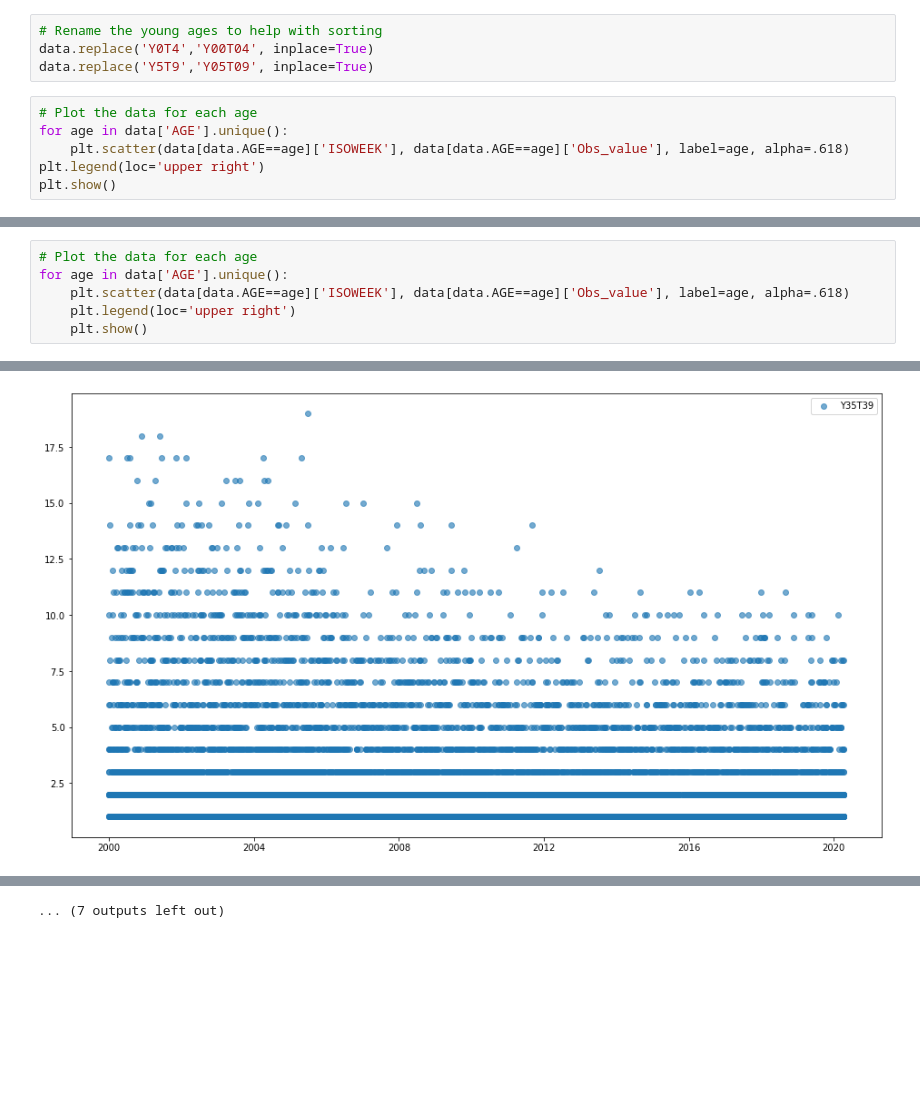
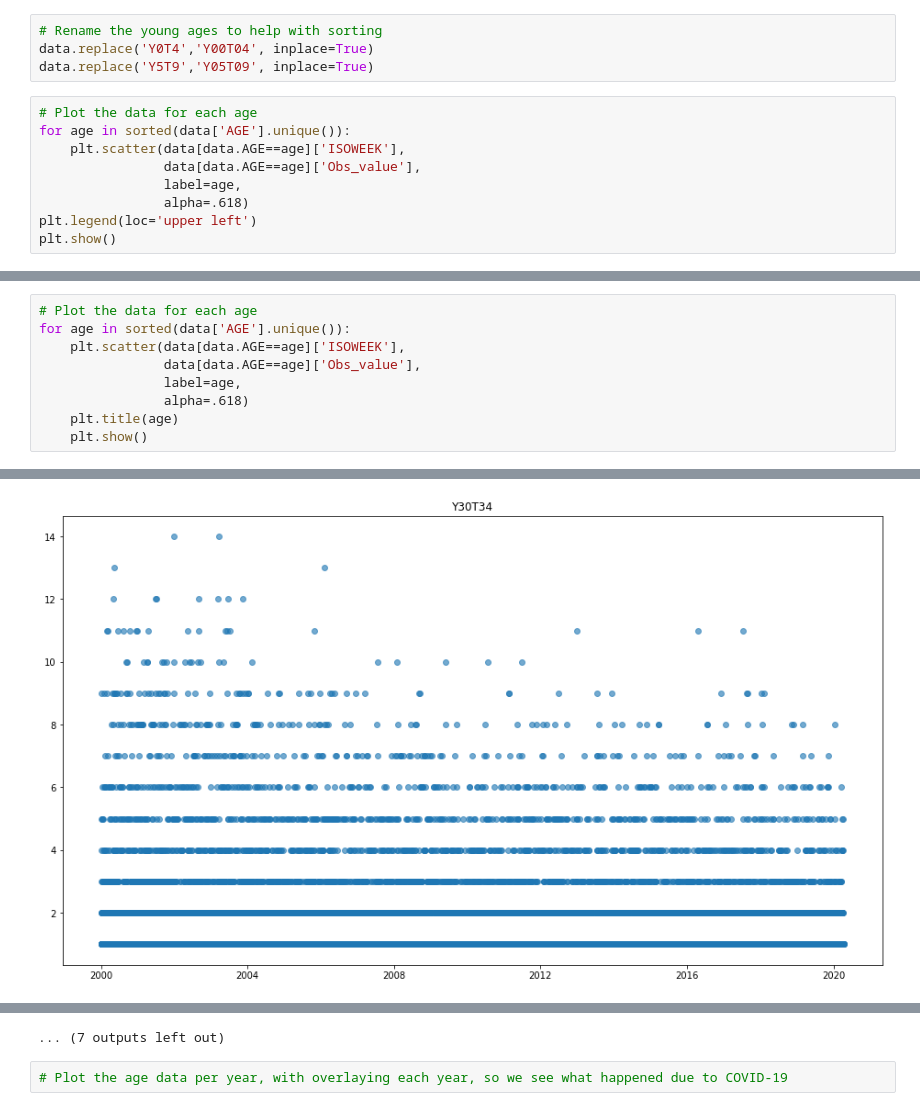
Before and after one commit to habi/TodesfaelleSchweiz, a Jupyter notebook: Todesfaelle.ipynb, the cells around one changed output, grey strips where cells are left out. Drawn from its saved outputs; the diff is of its cells as text; blank space fills up the shorter version.

```diff
--- a/Todesfaelle.ipynb
+++ b/Todesfaelle.ipynb
@@ -41,8 +41,11 @@ data.replace('Y0T4','Y00T04', inplace=True)
 data.replace('Y5T9','Y05T09', inplace=True)
 # %%
 # Plot the data for each age
-for age in data['AGE'].unique():
-    plt.scatter(data[data.AGE==age]['ISOWEEK'], data[data.AGE==age]['Obs_value'], label=age, alpha=.618)
-plt.legend(loc='upper right')
+for age in sorted(data['AGE'].unique()):
+    plt.scatter(data[data.AGE==age]['ISOWEEK'],
+                data[data.AGE==age]['Obs_value'],
+                label=age,
+                alpha=.618)
+plt.legend(loc='upper left')
 plt.show()
 # %% [output]
@@ -50,7 +53,10 @@ plt.show()
 # %%
 # Plot the data for each age
-for age in data['AGE'].unique():
-    plt.scatter(data[data.AGE==age]['ISOWEEK'], data[data.AGE==age]['Obs_value'], label=age, alpha=.618)
-    plt.legend(loc='upper right')
+for age in sorted(data['AGE'].unique()):
+    plt.scatter(data[data.AGE==age]['ISOWEEK'],
+                data[data.AGE==age]['Obs_value'],
+                label=age,
+                alpha=.618)
+    plt.title(age)
     plt.show()
 # %% [output]
@@ -63 +69 @@ for age in data['AGE'].unique():
-[figure, old version]
+[figure, new version]
@@ -69 +75,3 @@ for age in data['AGE'].unique():
 ... (7 outputs left out)
+# %%
+# Plot the age data per year, with overlaying each year, so we see what happened due to COVID-19
```
Also changed, not shown: parts of 3 cells of this notebook.
